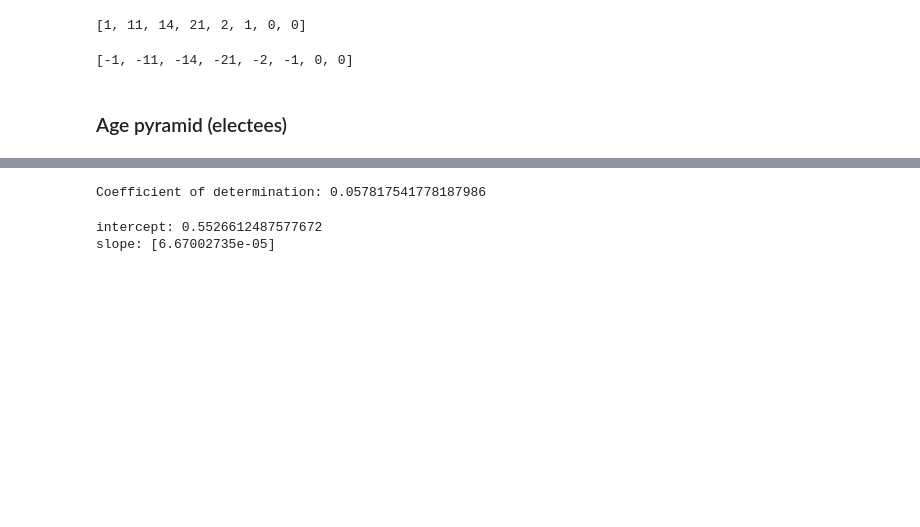
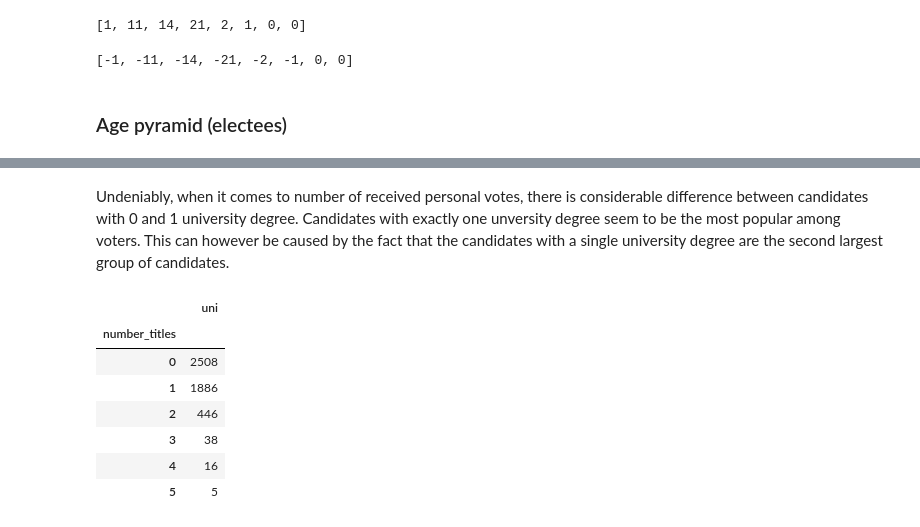
Before and after one commit to P33Rview/PortRepo, a Jupyter notebook: CZ Election 2021.ipynb, the cells around one changed output, grey strips where cells are left out. Cells and saved outputs as stored; diff of their text form; code cells hidden in the pictures; blank space fills up the shorter version.

```diff
--- a/CZ Election 2021.ipynb
+++ b/CZ Election 2021.ipynb
@@ -469,12 +478,17 @@ model = LinearRegression().fit(x_1,y_1)
-# %%
-r_sq = model.score(x_1,y_1)
-print('Coefficient of determination:', r_sq)
-# %% [output]
-Coefficient of determination: 0.057817541778187986
-# %%
-print('intercept:', model.intercept_)
-print('slope:', model.coef_)
-# %% [output]
-intercept: 0.5526612487577672
-slope: [6.67002735e-05]
+# %% [markdown]
+Undeniably, when it comes to number of received personal votes, there is considerable difference between candidates with 0 and 1 university degree. Candidates with exactly one unversity degree seem to be the most popular among voters. This can however be caused by the fact that the candidates with a single university degree are the second largest group of candidates.
+# %%
+sel_columns = ['uni']
+
+degree_cnt = df.groupby('number_titles')[sel_columns].count().sort_values('uni', ascending=False)
+degree_cnt
+# %% [output]
+|  | uni |
+| number_titles |  |
+| 0 | 2508 |
+| 1 | 1886 |
+| 2 | 446 |
+| 3 | 38 |
+| 4 | 16 |
+| 5 | 5 |
 # %%
```
Also changed, not shown: parts of 23 cells of this notebook.
